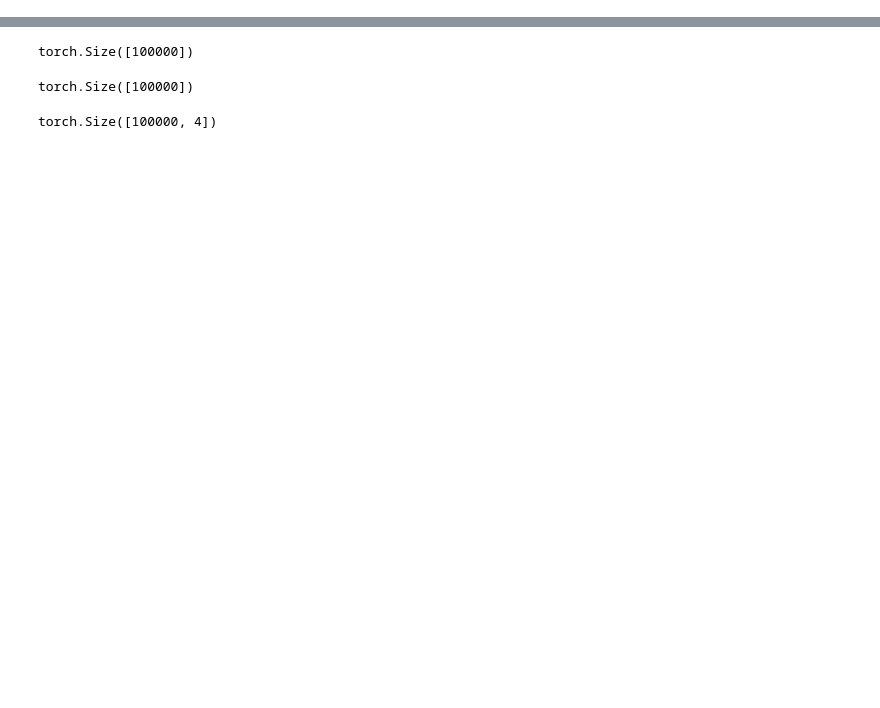
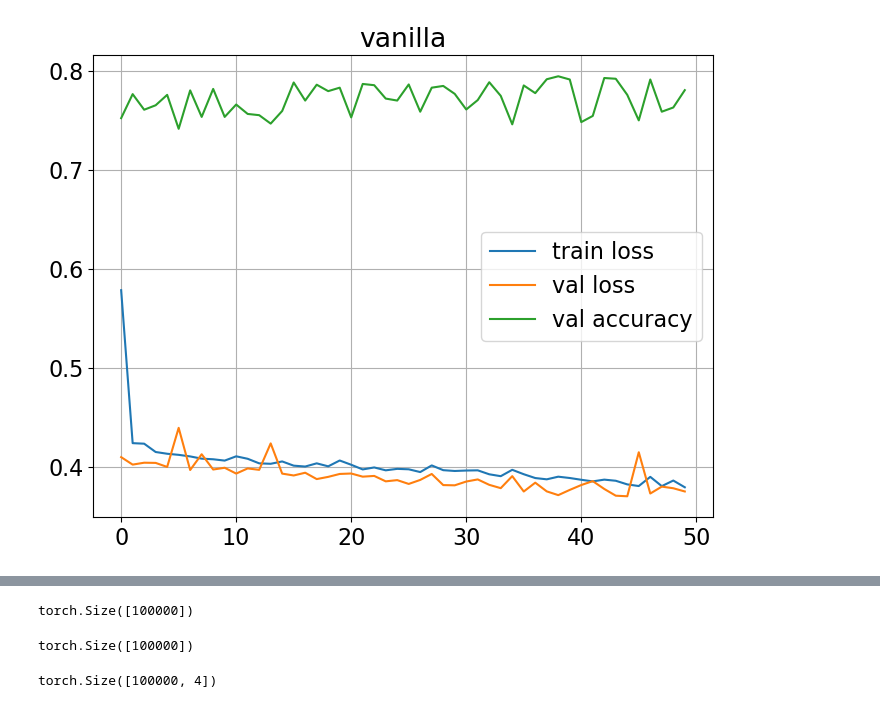
Before and after one commit to JavierZhao/ssi_2023_if_1, a Jupyter notebook: notebooks/plotting.ipynb, the cells around one changed output, grey strips where cells are left out. Cells and saved outputs as stored; diff of their text form; code cells hidden in the pictures; blank space fills up the shorter version.

```diff
--- a/notebooks/plotting.ipynb
+++ b/notebooks/plotting.ipynb
@@ -174,3 +162,18 @@ model_perf_loc = "/ssl-jet-vol-v2/ssi_2023_if_1/models/model_performances/baseli
+# %%
+label = "vanilla"
+model_perf_loc = f"/ssl-jet-vol-v2/ssi_2023_if_1/models/model_performances/{label}"
+train_losses = np.load(f"{model_perf_loc}/train_losses.npy")
+val_losses = np.load(f"{model_perf_loc}/val_losses.npy")
+val_accs = np.load(f"{model_perf_loc}/val_accs.npy")
+# %%
+plt.plot(train_losses)
+plt.plot(val_losses)
+plt.plot(val_accs)
+plt.legend(["train loss", "val loss", "val accuracy"])
+plt.title(label)
+plt.savefig(f"{model_perf_loc}/{label}_losses")
+# %% [output]
+[figure, new version]
 # %%
 all_predictions = torch.load(f"{model_perf_loc}/predictions.pt")
 all_predicted_probs = torch.load(f"{model_perf_loc}/predicted_probabilities.pt")
```
Also changed, not shown: parts of 18 cells of this notebook, 4 other files.
